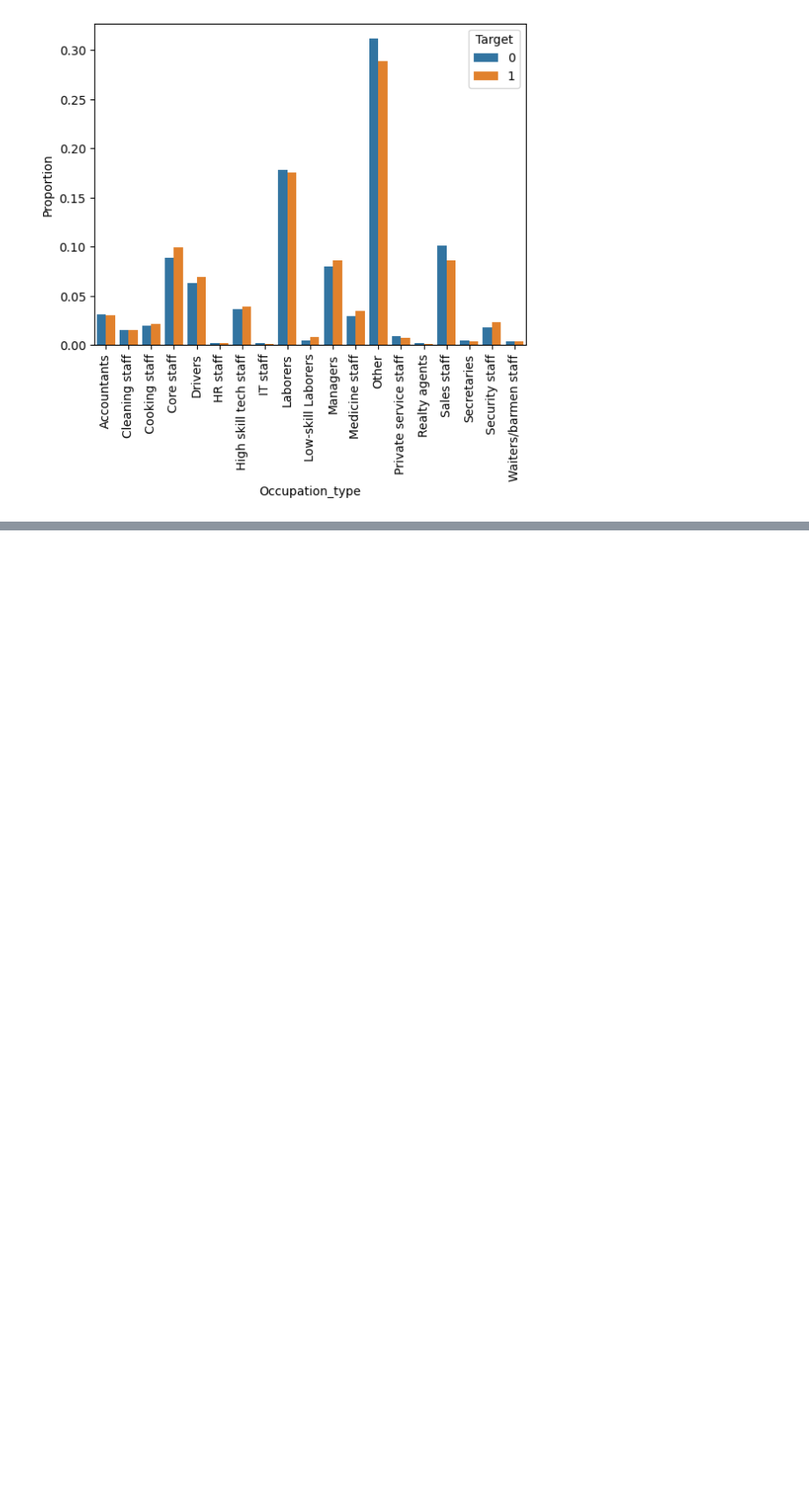
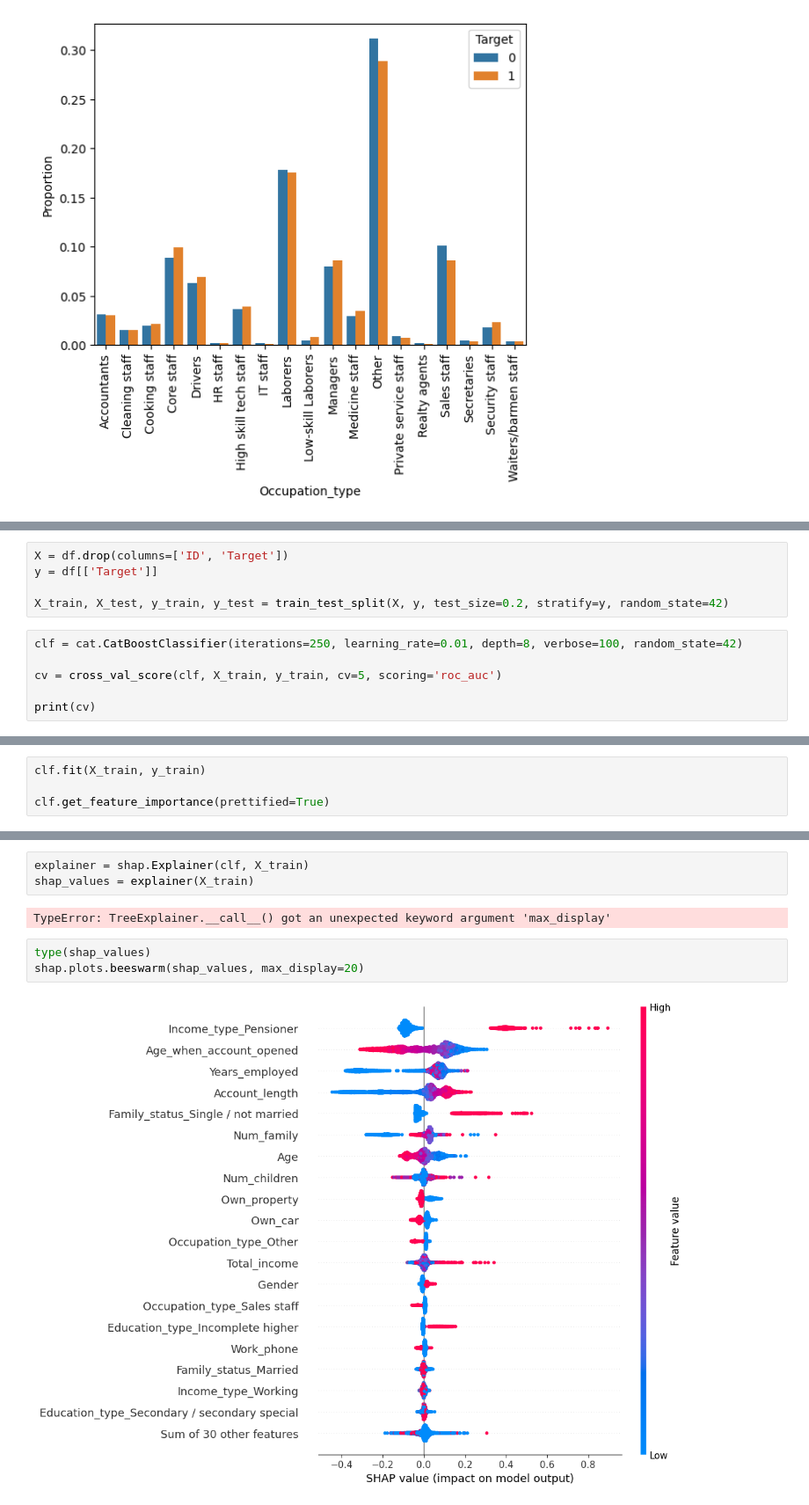
Before and after one commit to NIGHTF1RE/NaturalLanguageProcessing, a Jupyter notebook: One-Shot Notebooks/Credit Card Eligibility/Credit Card Eligibility.ipynb, the cells around one changed output, grey strips where cells are left out. Shown at 88% size. Drawn from its saved outputs; the diff is of its cells as text; blank space fills up the shorter version.

```diff
--- a/One-Shot Notebooks/Credit Card Eligibility/Credit Card Eligibility.ipynb
+++ b/One-Shot Notebooks/Credit Card Eligibility/Credit Card Eligibility.ipynb
@@ -262,0 +342,11 @@ Very little obvious difference. This concludes our examination of what is mostly
+# %%
+X = df.drop(columns=['ID', 'Target'])
+y = df[['Target']]
+
+X_train, X_test, y_train, y_test = train_test_split(X, y, test_size=0.2, stratify=y, random_state=42)
+# %%
+clf = cat.CatBoostClassifier(iterations=250, learning_rate=0.01, depth=8, verbose=100, random_state=42)
+
+cv = cross_val_score(clf, X_train, y_train, cv=5, scoring='roc_auc')
+
+print(cv)
@@ -262,0 +373,4 @@ Very little obvious difference. This concludes our examination of what is mostly
+# %%
+clf.fit(X_train, y_train)
+
+clf.get_feature_importance(prettified=True)
@@ -262,0 +419,10 @@ Very little obvious difference. This concludes our examination of what is mostly
+# %%
+explainer = shap.Explainer(clf, X_train)
+shap_values = explainer(X_train)
+# %% [output]
+TypeError: TreeExplainer.__call__() got an unexpected keyword argument 'max_display'
+# %%
+type(shap_values)
+shap.plots.beeswarm(shap_values, max_display=20)
+# %% [output]
+[figure, added]
```
Also changed, not shown: parts of 18 cells of this notebook, 3 other files.
